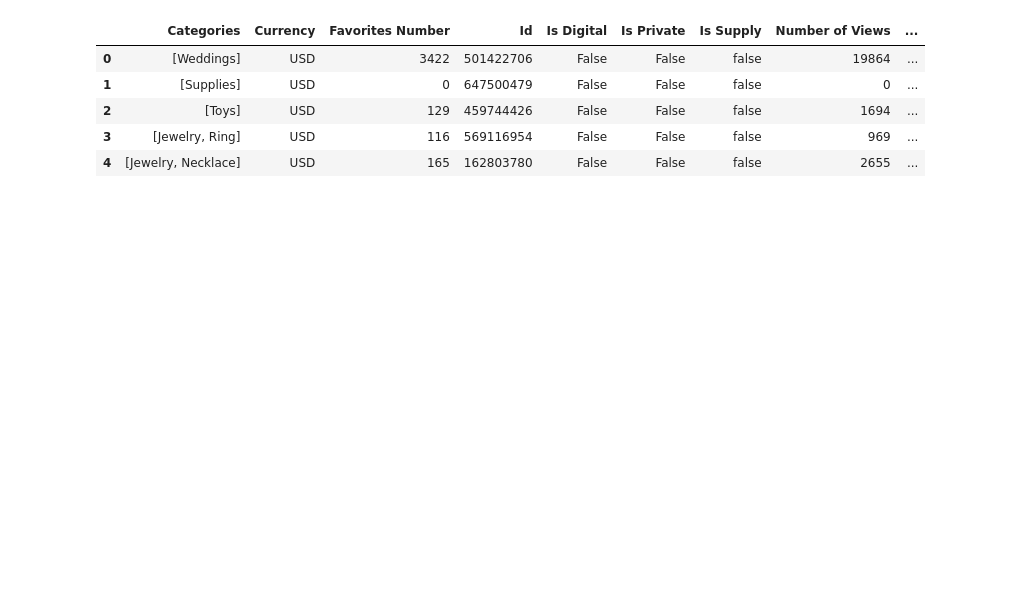
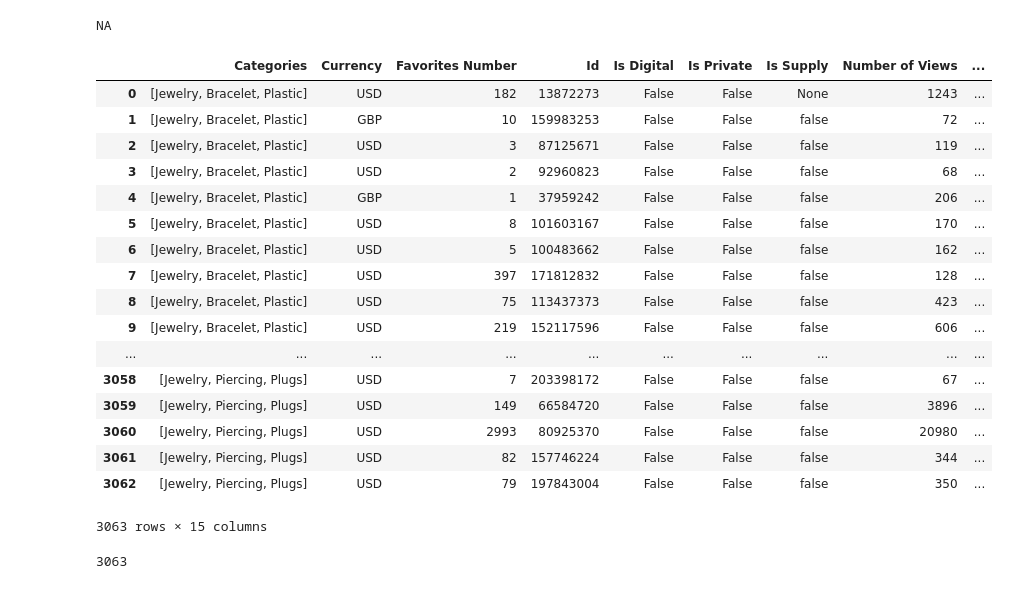
Before and after one commit to haidysedky/Haidy_UCIrvine_Repository, a Jupyter notebook: API_NEW/api call.ipynb, the cells around one changed output. Saved outputs shown, nothing was run; the diff lists cells and outputs as text; code cells hidden in the pictures; blank space fills up the shorter version.

```diff
--- a/API_NEW/api call.ipynb
+++ b/API_NEW/api call.ipynb
@@ -50,13 +55,20 @@ subcategories_df = pd.DataFrame(jewelry_subcategories)
+# %%
+sub_subcategories = []
+for x in subcategories_df["Category Name"]:
+    sub_subcategories_url = base_url+ '/taxonomy/categories/' + x + '?api_key=' + api_key
+    sub_subcategories_response =requests.get(sub_subcategories_url).json()
+    for z in sub_subcategories_response["results"]:
+        sub_subcategories.append(z["category_name"])
 # %%
-###TOP 25 LISTINGS BY SCORE IN JEWELRY###
+###TOP 25 LISTINGS BY SCORE PER JEWELRY SUBCATEGORIES###
 listings=[]
-for x in subcategories_df[["Category Name"]]:
-    listings_url = base_url + '/listings/active?category='+ x +'&sort_on=score&sort_order=down&api_key=' + api_key
+for y in sub_subcategories:
+    listings_url = base_url + '/listings/active?category='+ y +'&sort_on=score&sort_order=down&api_key=' + api_key
     jewelry_listings = requests.get(listings_url).json()
-    try:
-        for text in jewelry_listings["results"]:
+    for text in jewelry_listings["results"]:
+        try:
             listings.append({"Id" : text["listing_id"],
-                           "Title": text["title"],
+                            "Title": text["title"],
                             "Price": text["price"],
                             "Currency": text["currency_code"],
                             "Tags": text["tags"],
@@ -71,17 +83,35 @@ for x in subcategories_df[["Category Name"]]:
                             "Processing Days Max":text["processing_max"],
                             "Style": text["style"]
                             })
-    except :
-        print("Not available")
+        except KeyError:
+            print('NA')
+# %% [output]
+NA
 # %%
 listings_df = pd.DataFrame(listings)
 listings_df.to_csv("Top25ListingsinJewelryByScore.csv")
 # %%
-listings_df.head()
+listings_df
 # %% [output]
 |  | Categories | Currency | Favorites Number | Id | Is Digital | Is Private | Is Supply | Number of Views | ... |
-| 0 | [Weddings] | USD | 3422 | 501422706 | False | False | false | 19864 | ... |
-| 1 | [Supplies] | USD | 0 | 647500479 | False | False | false | 0 | ... |
-| 2 | [Toys] | USD | 129 | 459744426 | False | False | false | 1694 | ... |
-| 3 | [Jewelry, Ring] | USD | 116 | 569116954 | False | False | false | 969 | ... |
-| 4 | [Jewelry, Necklace] | USD | 165 | 162803780 | False | False | false | 2655 | ... |
+| 0 | [Jewelry, Bracelet, Plastic] | USD | 182 | 13872273 | False | False | None | 1243 | ... |
+| 1 | [Jewelry, Bracelet, Plastic] | GBP | 10 | 159983253 | False | False | false | 72 | ... |
+| 2 | [Jewelry, Bracelet, Plastic] | USD | 3 | 87125671 | False | False | false | 119 | ... |
+| 3 | [Jewelry, Bracelet, Plastic] | USD | 2 | 92960823 | False | False | false | 68 | ... |
+| 4 | [Jewelry, Bracelet, Plastic] | GBP | 1 | 37959242 | False | False | false | 206 | ... |
+| 5 | [Jewelry, Bracelet, Plastic] | USD | 8 | 101603167 | False | False | false | 170 | ... |
+| 6 | [Jewelry, Bracelet, Plastic] | USD | 5 | 100483662 | False | False | false | 162 | ... |
+| 7 | [Jewelry, Bracelet, Plastic] | USD | 397 | 171812832 | False | False | false | 128 | ... |
+| 8 | [Jewelry, Bracelet, Plastic] | USD | 75 | 113437373 | False | False | false | 423 | ... |
+| 9 | [Jewelry, Bracelet, Plastic] | USD | 219 | 152117596 | False | False | false | 606 | ... |
+| ... | ... | ... | ... | ... | ... | ... | ... | ... | ... |
+| 3058 | [Jewelry, Piercing, Plugs] | USD | 7 | 203398172 | False | False | false | 67 | ... |
+| 3059 | [Jewelry, Piercing, Plugs] | USD | 149 | 66584720 | False | False | false | 3896 | ... |
+| 3060 | [Jewelry, Piercing, Plugs] | USD | 2993 | 80925370 | False | False | false | 20980 | ... |
+| 3061 | [Jewelry, Piercing, Plugs] | USD | 82 | 157746224 | False | False | false | 344 | ... |
+| 3062 | [Jewelry, Piercing, Plugs] | USD | 79 | 197843004 | False | False | false | 350 | ... |
+3063 rows × 15 columns
+# %%
+len(listings_df["Categories"])
+# %% [output]
+3063
```
Also changed, not shown: parts of 4 cells of this notebook, 1 other file.
